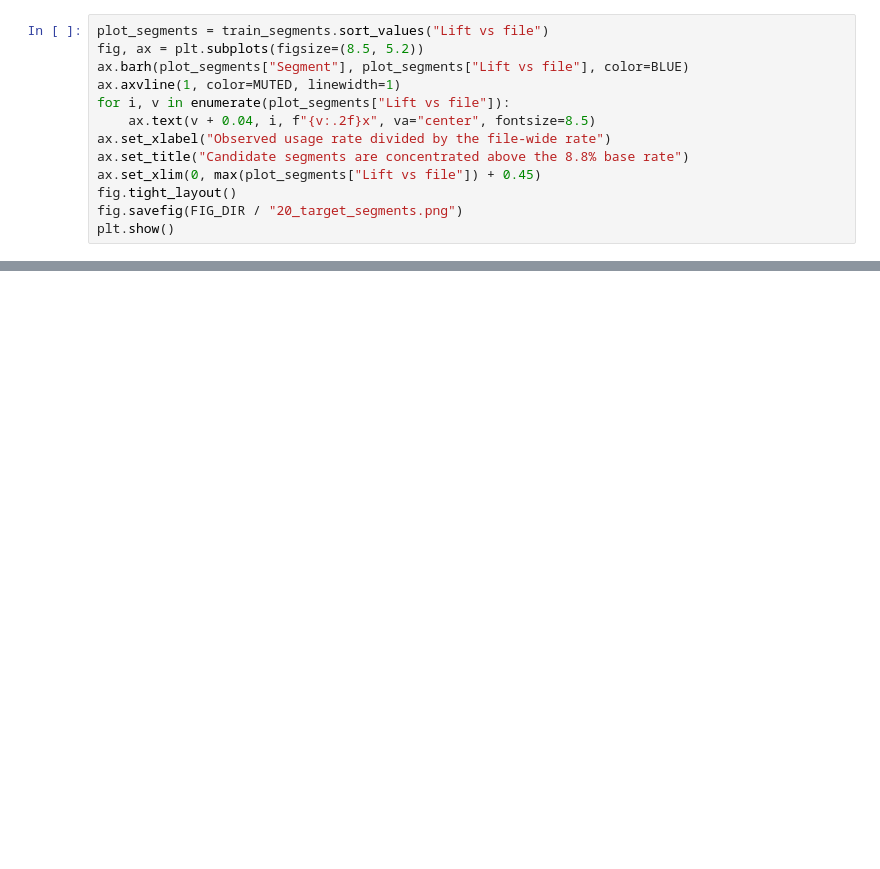
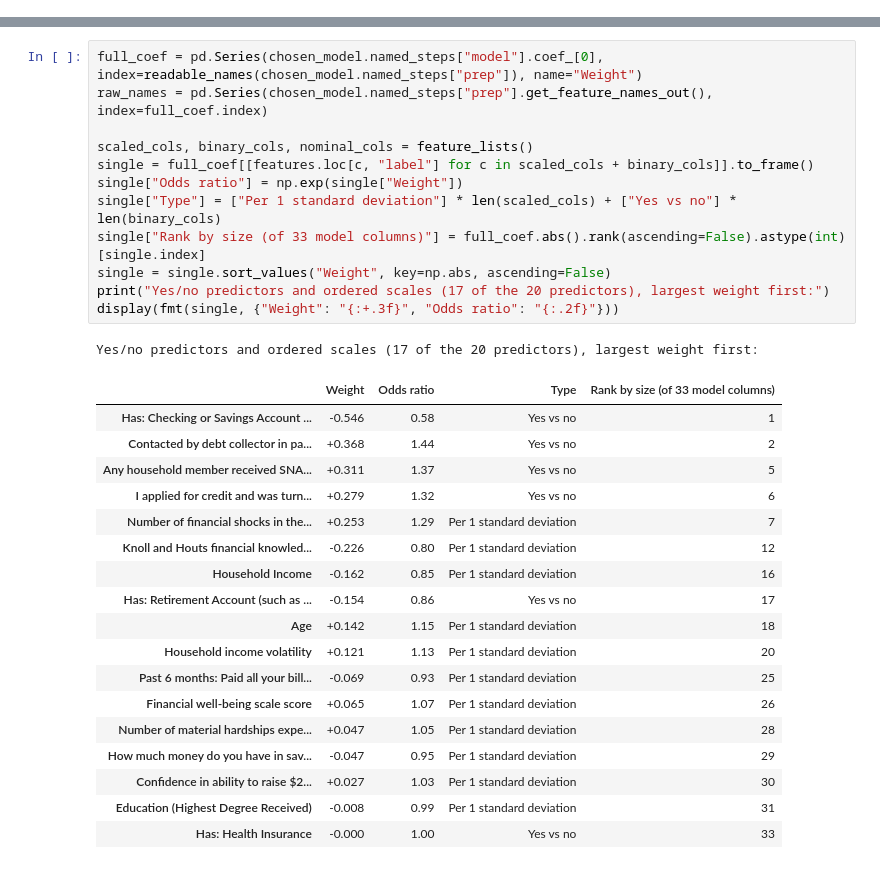
Before and after one commit to arnavgannamani/prepaid-card-project, a Jupyter notebook: 04_card_company.ipynb, the cells around one changed output, grey strips where cells are left out. Drawn from its saved outputs; the diff is of its cells as text; blank space fills up the shorter version.

```diff
--- a/04_card_company.ipynb
+++ b/04_card_company.ipynb
@@ -299,13 +0,0 @@ Score deciles, highest first — test confirmation:
-# %%
-plot_segments = train_segments.sort_values("Lift vs file")
-fig, ax = plt.subplots(figsize=(8.5, 5.2))
-ax.barh(plot_segments["Segment"], plot_segments["Lift vs file"], color=BLUE)
-ax.axvline(1, color=MUTED, linewidth=1)
-for i, v in enumerate(plot_segments["Lift vs file"]):
-    ax.text(v + 0.04, i, f"{v:.2f}x", va="center", fontsize=8.5)
-ax.set_xlabel("Observed usage rate divided by the file-wide rate")
-ax.set_title("Candidate segments are concentrated above the 8.8% base rate")
-ax.set_xlim(0, max(plot_segments["Lift vs file"]) + 0.45)
-fig.tight_layout()
-fig.savefig(FIG_DIR / "20_target_segments.png")
-plt.show()
@@ -458,0 +136,32 @@ The same high-score groups are also the groups most likely to be financially fra
+# %%
+full_coef = pd.Series(chosen_model.named_steps["model"].coef_[0], index=readable_names(chosen_model.named_steps["prep"]), name="Weight")
+raw_names = pd.Series(chosen_model.named_steps["prep"].get_feature_names_out(), index=full_coef.index)
+
+scaled_cols, binary_cols, nominal_cols = feature_lists()
+single = full_coef[[features.loc[c, "label"] for c in scaled_cols + binary_cols]].to_frame()
+single["Odds ratio"] = np.exp(single["Weight"])
+single["Type"] = ["Per 1 standard deviation"] * len(scaled_cols) + ["Yes vs no"] * len(binary_cols)
+single["Rank by size (of 33 model columns)"] = full_coef.abs().rank(ascending=False).astype(int)[single.index]
+single = single.sort_values("Weight", key=np.abs, ascending=False)
+print("Yes/no predictors and ordered scales (17 of the 20 predictors), largest weight first:")
+display(fmt(single, {"Weight": "{:+.3f}", "Odds ratio": "{:.2f}"}))
+# %% [output]
+Yes/no predictors and ordered scales (17 of the 20 predictors), largest weight first:
+|  | Weight | Odds ratio | Type | Rank by size (of 33 model columns) |
+| Has: Checking or Savings Account ... | -0.546 | 0.58 | Yes vs no | 1 |
+| Contacted by debt collector in pa... | +0.368 | 1.44 | Yes vs no | 2 |
+| Any household member received SNA... | +0.311 | 1.37 | Yes vs no | 5 |
+| I applied for credit and was turn... | +0.279 | 1.32 | Yes vs no | 6 |
+| Number of financial shocks in the... | +0.253 | 1.29 | Per 1 standard deviation | 7 |
+| Knoll and Houts financial knowled... | -0.226 | 0.80 | Per 1 standard deviation | 12 |
+| Household Income | -0.162 | 0.85 | Per 1 standard deviation | 16 |
+| Has: Retirement Account (such as ... | -0.154 | 0.86 | Yes vs no | 17 |
+| Age | +0.142 | 1.15 | Per 1 standard deviation | 18 |
+| Household income volatility | +0.121 | 1.13 | Per 1 standard deviation | 20 |
+| Past 6 months: Paid all your bill... | -0.069 | 0.93 | Per 1 standard deviation | 25 |
+| Financial well-being scale score | +0.065 | 1.07 | Per 1 standard deviation | 26 |
+| Number of material hardships expe... | +0.047 | 1.05 | Per 1 standard deviation | 28 |
+| How much money do you have in sav... | -0.047 | 0.95 | Per 1 standard deviation | 29 |
+| Confidence in ability to raise $2... | +0.027 | 1.03 | Per 1 standard deviation | 30 |
+| Education (Highest Degree Received) | -0.008 | 0.99 | Per 1 standard deviation | 31 |
+| Has: Health Insurance | -0.000 | 1.00 | Yes vs no | 33 |
```
Also changed, not shown: parts of 46 cells of this notebook, 6 other files.
